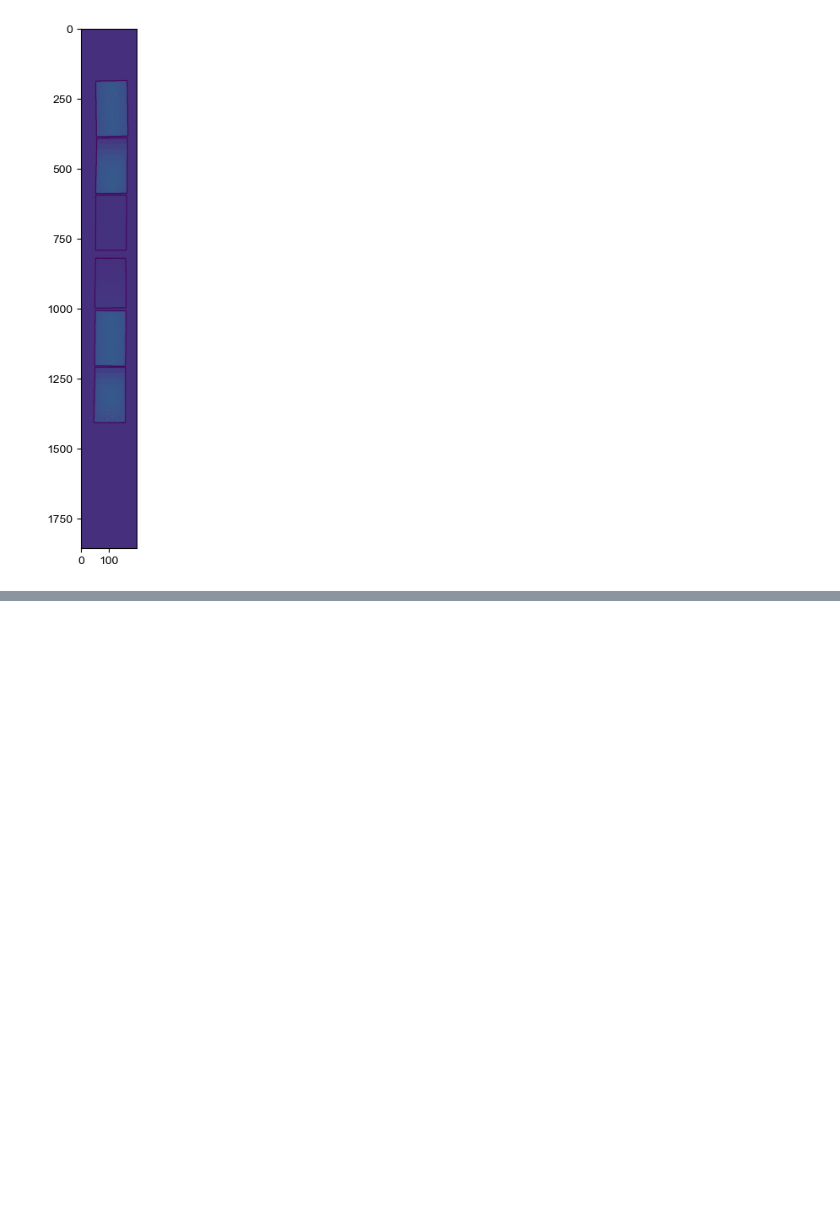
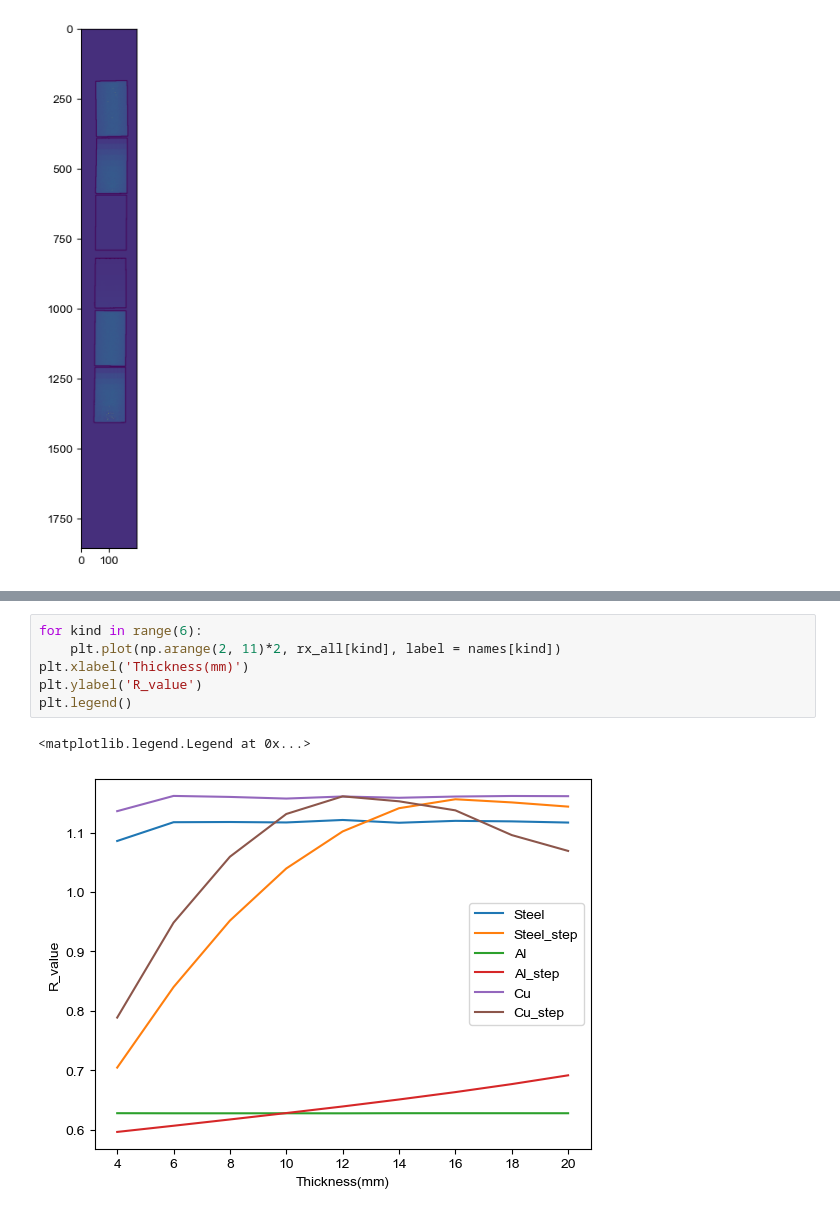
Before and after one commit to yaojian95/jt_ore_sorting, a Jupyter notebook: R_standard_sample.ipynb, the cells around one changed output, grey strips where cells are left out. Saved outputs shown, nothing was run; the diff lists cells and outputs as text; blank space fills up the shorter version.

```diff
--- a/R_standard_sample.ipynb
+++ b/R_standard_sample.ipynb
@@ -479,0 +450,9 @@ plt.imshow(contoured_r_norm)
+# %%
+for kind in range(6):
+    plt.plot(np.arange(2, 11)*2, rx_all[kind], label = names[kind])
+plt.xlabel('Thickness(mm)')
+plt.ylabel('R_value')
+plt.legend()
+# %% [output]
+<matplotlib.legend.Legend at 0x...>
+[figure, added]
```
Also changed, not shown: parts of 23 cells of this notebook, 9 other files.
